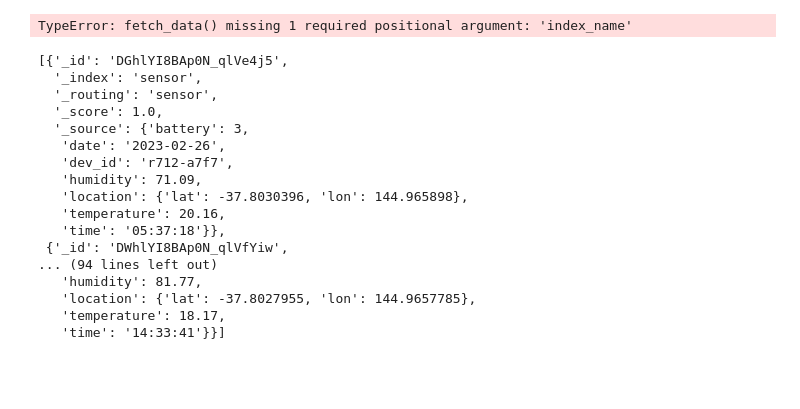
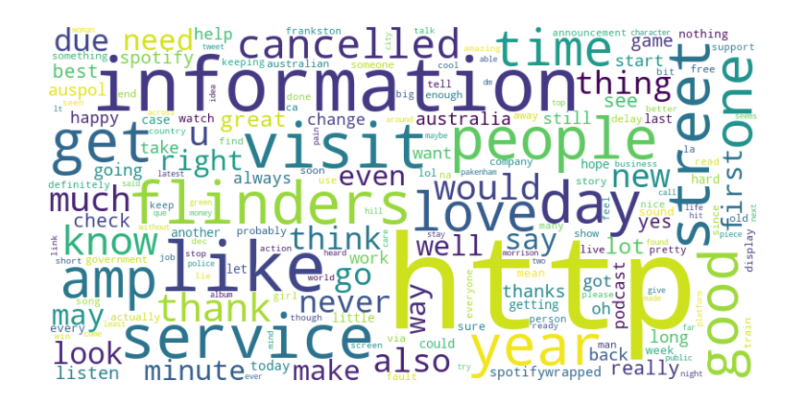
Before and after one commit to Lucasbeast/COMP90024-SM1-Project, a Jupyter notebook: Frontend.ipynb, the cells around one changed output. Saved outputs shown, nothing was run; the diff lists cells and outputs as text; code cells hidden in the pictures; blank space fills up the shorter version.

```diff
--- a/Frontend.ipynb
+++ b/Frontend.ipynb
@@ -30,27 +31,24 @@ def fetch_all_data(index: str):
-# %%
-# testing querying the first 5 rows from the sensor index
-query = {"size": 10, "query": {"match_all": {}}}
-index = 'sensor'
-test = fetch_data(index)
-# %% [output]
-TypeError: fetch_data() missing 1 required positional argument: 'index_name'
 # %%
-test
+# what does people talks about on Twitter during Christmas?
+from wordcloud import WordCloud
+import matplotlib.pyplot as plt
+word_freq = twitter_text_freq(year=2021, month=12)
+def generate_word_cloud(word_freq):
+    """
+    Generate and display a word cloud based on a word frequency dictionary.
+
+    Parameters:
+    - word_freq (dict): A dictionary where keys are words and values are the frequencies of these words.
+    """
+    # Create a WordCloud object
+    wordcloud = WordCloud(width=800, height=400, background_color='white').generate_from_frequencies(word_freq)
+
+    # Display the generated image:
+    plt.figure(figsize=(10, 5))
+    plt.imshow(wordcloud, interpolation='bilinear')
+    plt.axis("off")  # Do not show axes to keep it clean
+    plt.show()
+
+generate_word_cloud(word_freq)
 # %% [output]
-[{'_id': 'DGhlYI8BAp0N_qlVe4j5',
-  '_index': 'sensor',
-  '_routing': 'sensor',
-  '_score': 1.0,
-  '_source': {'battery': 3,
-   'date': '2023-02-26',
-   'dev_id': 'r712-a7f7',
-   'humidity': 71.09,
-   'location': {'lat': -37.8030396, 'lon': 144.965898},
-   'temperature': 20.16,
-   'time': '05:37:18'}},
- {'_id': 'DWhlYI8BAp0N_qlVfYiw',
-... (94 lines left out)
-   'humidity': 81.77,
-   'location': {'lat': -37.8027955, 'lon': 144.9657785},
-   'temperature': 18.17,
-   'time': '14:33:41'}}]
+[figure, added]
```
Also changed, not shown: parts of 4 cells of this notebook, 55 other files.
